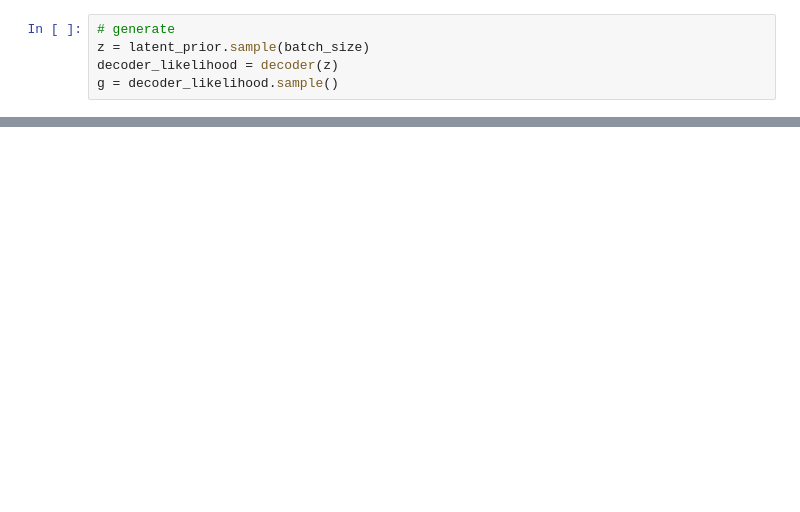
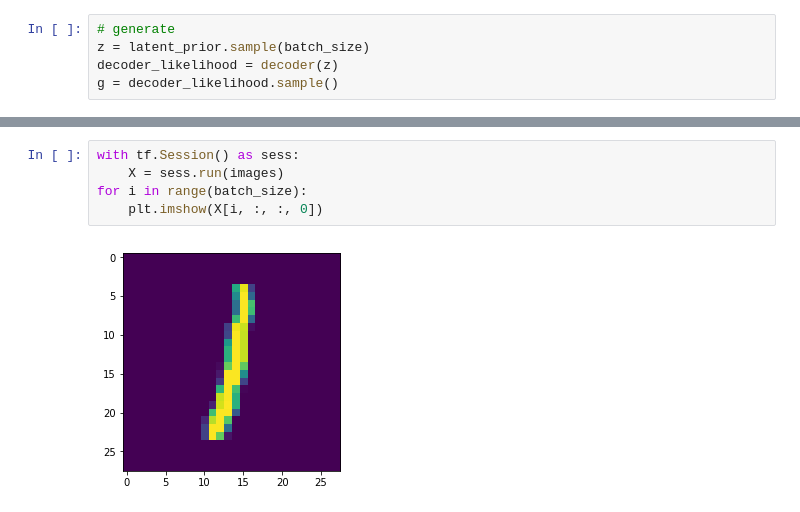
Before and after one commit to act65/mri-reconstruction, a Jupyter notebook: notebooks/learned-prior/vae-priorv2.ipynb, the cells around one changed output, grey strips where cells are left out. Saved outputs shown, nothing was run; the diff lists cells and outputs as text; blank space fills up the shorter version.

```diff
--- a/notebooks/learned-prior/vae-priorv2.ipynb
+++ b/notebooks/learned-prior/vae-priorv2.ipynb
@@ -130,5 +138,12 @@ loss = -tf.reduce_mean(log_p)
 with tf.variable_scope('opt') as scope:
     step = tf.train.AdamOptimizer(0.01).minimize(loss, var_list=[x])
 variables = tf.get_collection(key=tf.GraphKeys.GLOBAL_VARIABLES, scope='opt')
+# %%
+with tf.Session() as sess:
+    X = sess.run(images)
+for i in range(batch_size):
+    plt.imshow(X[i, :, :, 0])
+# %% [output]
+[figure, added]
 # %%
 probs = []
```
Also changed, not shown: parts of 9 cells of this notebook, 17 other files.
